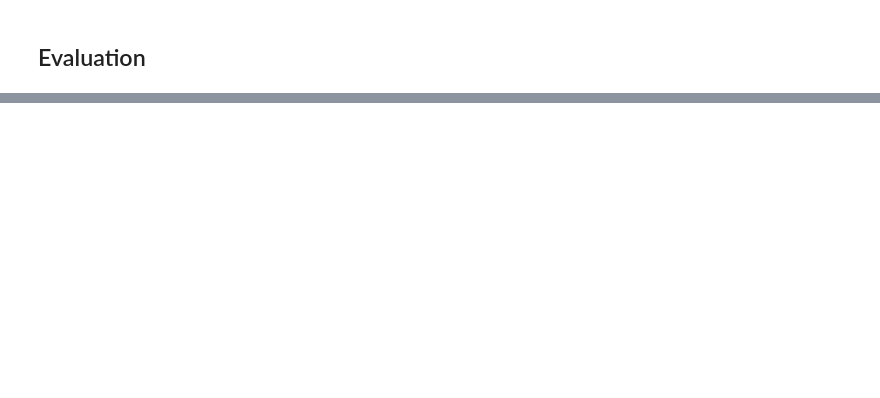
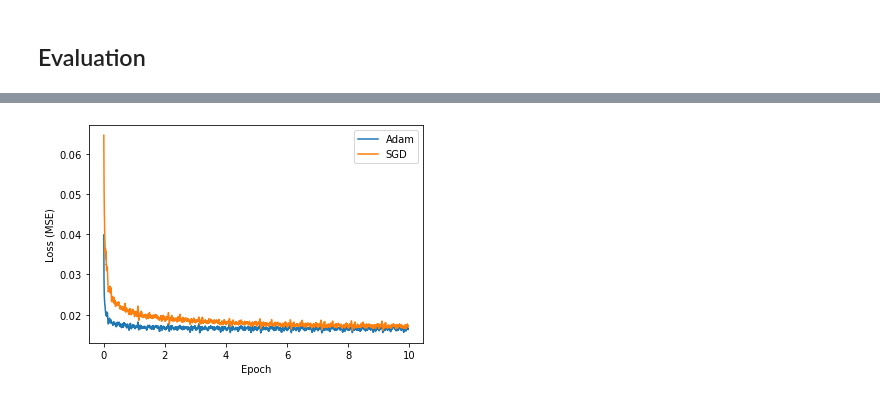
Before and after one commit to frasalvi/Noise2Noise-Denoising-Autoencoder, a Jupyter notebook: Miniproject_2/others/test_model.ipynb, the cells around one changed output, grey strips where cells are left out. Saved outputs shown, nothing was run; the diff lists cells and outputs as text; code cells hidden in the pictures; blank space fills up the shorter version.

```diff
--- a/Miniproject_2/others/test_model.ipynb
+++ b/Miniproject_2/others/test_model.ipynb
@@ -78,10 +70,10 @@ class TorchModel():
         train_target = train_target / 255.0
         batch_size = kwargs.get('batch_size', 32)
         self.losses = []
-        avg_loss = 0
 
         for e in range(num_epochs):
             print('Doing epoch %d'%e)
+            avg_loss = 0
             for b, (input, target) in enumerate(zip(train_input.split(batch_size),
                                                     train_target.split(batch_size))):
                 output = self.model(input)
@@ -94,7 +86,7 @@ class TorchModel():
                 self.optimizer.step()
 
                 b_freq = 5
-                if b % b_freq == 0 and (b+e) > 0:
+                if b % b_freq == 0 and b > 0:
                     self.losses.append(avg_loss / b_freq)
                     avg_loss = 0
                     b % 50 == 0 and kwargs.get('debug', False) and print(self.losses[-1])
@@ -103,6 +95,7 @@ class TorchModel():
         #:test ̇input: tensor of size (N1, C, H, W) that has to be denoised by the trained
         # or the loaded network.
         #: returns a tensor of the size (N1, C, H, W)
-        return self.model(test_input / 255.0) * 255.0
+        output = self.model(test_input / 255.0) * 255.0
+        return output.to(test_input.dtype)
 # %%
 summary(TorchModel().model, (3, 32, 32))
@@ -225,0 +304,13 @@ plt.show()
+# %%
+N = 8
+adamloss = np.convolve(Ours_net.losses, np.ones(N)/N, mode='valid')
+sgdloss = np.convolve(OursSGD_net.losses, np.ones(N)/N, mode='valid')
+xs = np.arange(len(adamloss)) / train_noisy_imgs_input.shape[0] * 32 * 5
+n = 0
+plt.plot(xs[n:], adamloss[n:], xs[n:], sgdloss[n:])
+plt.legend(['Adam', 'SGD'])
+plt.xlabel('Epoch')
+plt.ylabel('Loss (MSE)')
+plt.savefig('figures/losses.pdf', bbox_inches='tight', pad_inches=0)
+# %% [output]
+[figure, added]
```
Also changed, not shown: parts of 14 cells of this notebook.
